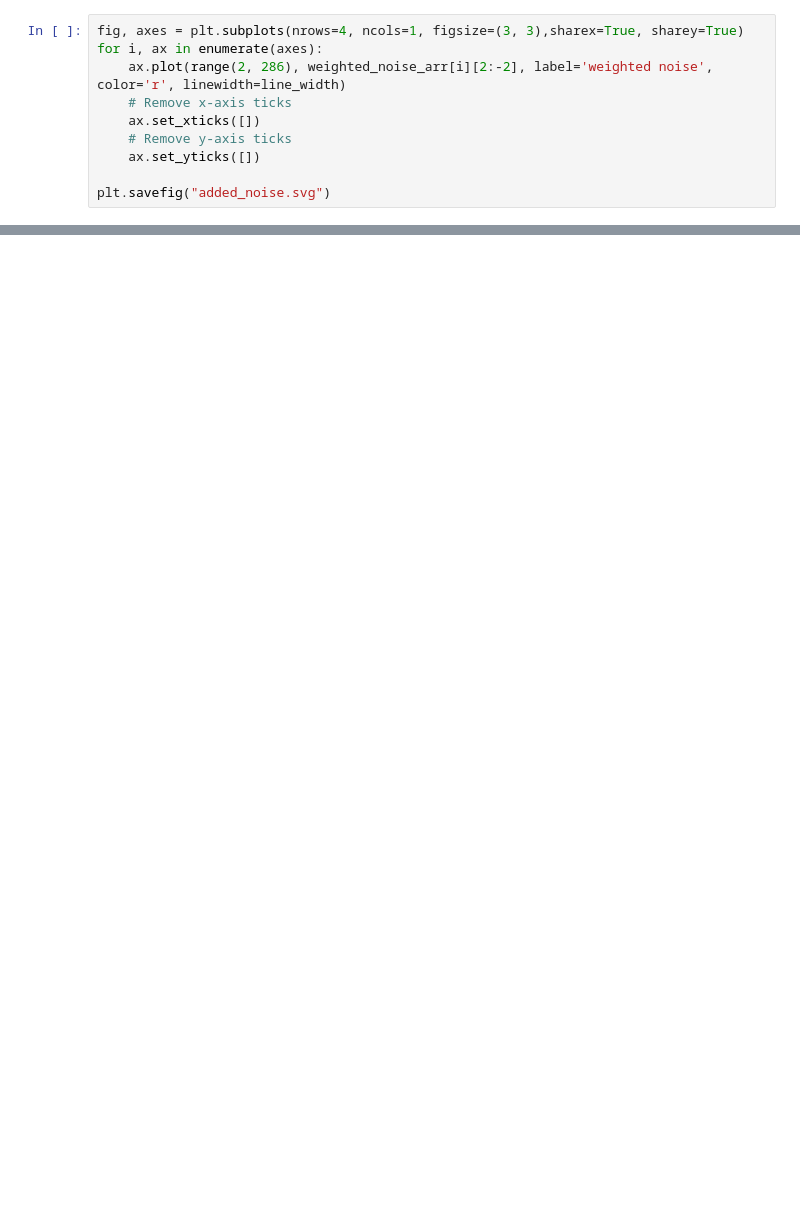
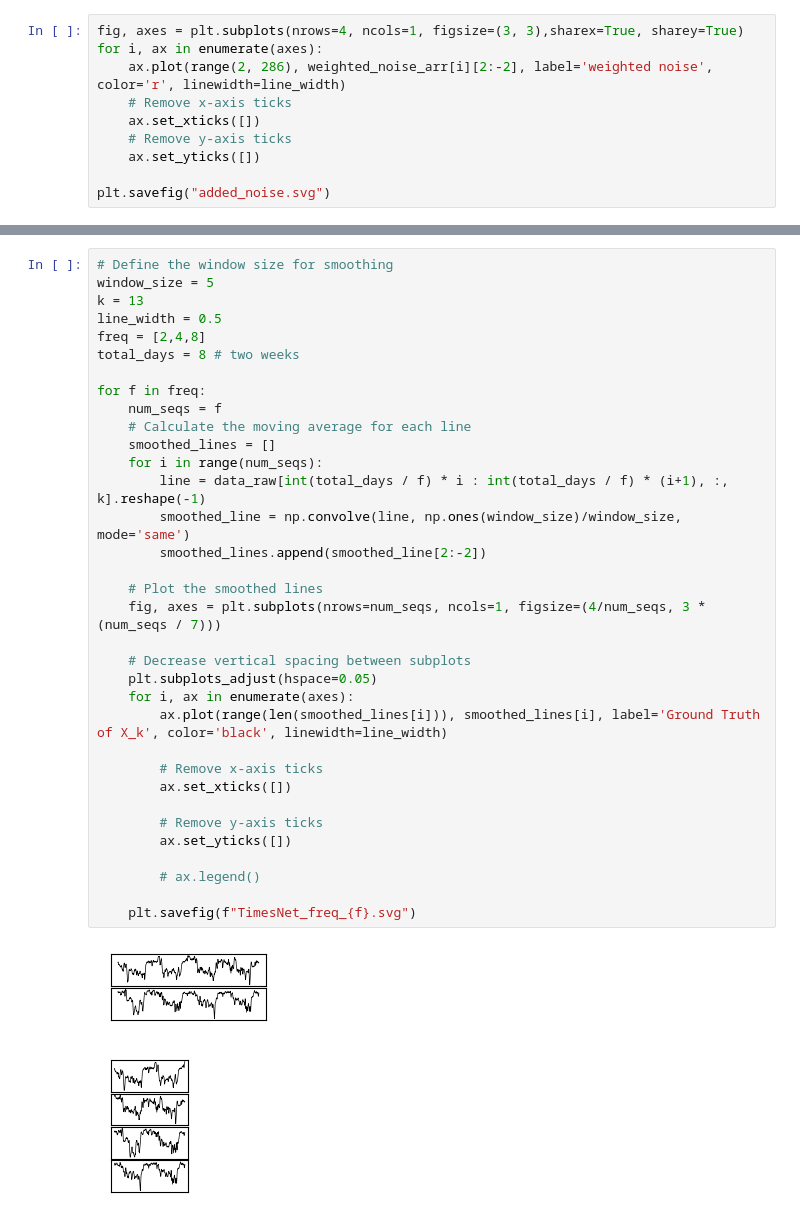
Before and after one commit to Radar-Lei/competition, a Jupyter notebook: visualization.ipynb, the cells around one changed output, grey strips where cells are left out. Drawn from its saved outputs; the diff is of its cells as text; blank space fills up the shorter version.

```diff
--- a/visualization.ipynb
+++ b/visualization.ipynb
@@ -102,0 +203,37 @@ plt.savefig("added_noise.svg")
+# %%
+# Define the window size for smoothing
+window_size = 5
+k = 13
+line_width = 0.5
+freq = [2,4,8]
+total_days = 8 # two weeks
+
+for f in freq:
+    num_seqs = f
+    # Calculate the moving average for each line
+    smoothed_lines = []
+    for i in range(num_seqs):
+        line = data_raw[int(total_days / f) * i : int(total_days / f) * (i+1), :, k].reshape(-1)
+        smoothed_line = np.convolve(line, np.ones(window_size)/window_size, mode='same')
+        smoothed_lines.append(smoothed_line[2:-2])
+
+    # Plot the smoothed lines
+    fig, axes = plt.subplots(nrows=num_seqs, ncols=1, figsize=(4/num_seqs, 3 * (num_seqs / 7)))
+
+    # Decrease vertical spacing between subplots
+    plt.subplots_adjust(hspace=0.05)
+    for i, ax in enumerate(axes):
+        ax.plot(range(len(smoothed_lines[i])), smoothed_lines[i], label='Ground Truth of X_k', color='black', linewidth=line_width)
+
+        # Remove x-axis ticks
+        ax.set_xticks([])
+
+        # Remove y-axis ticks
+        ax.set_yticks([])
+
+        # ax.legend()
+
+    plt.savefig(f"TimesNet_freq_{f}.svg")
+# %% [output]
+[figure, added]
+[figure, added]
```
Also changed, not shown: parts of 10 cells of this notebook.
